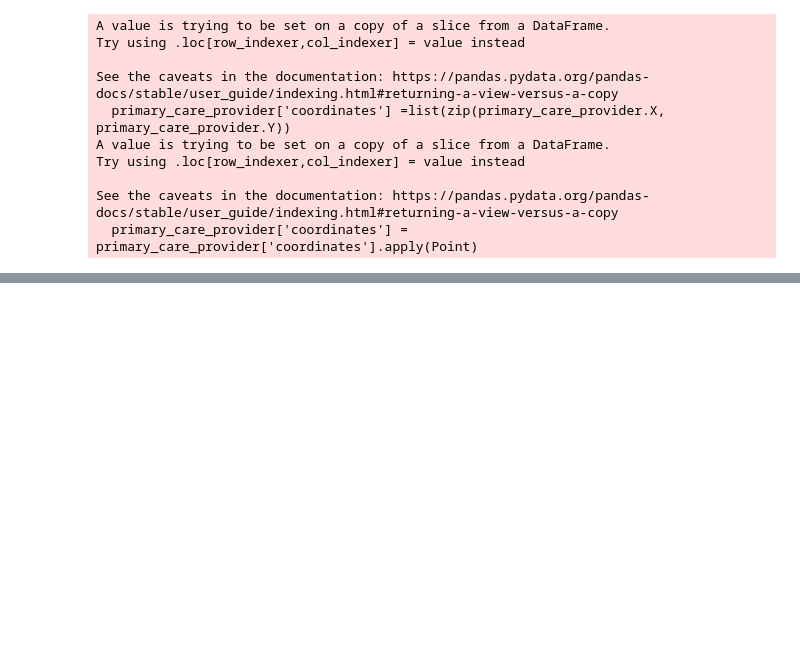
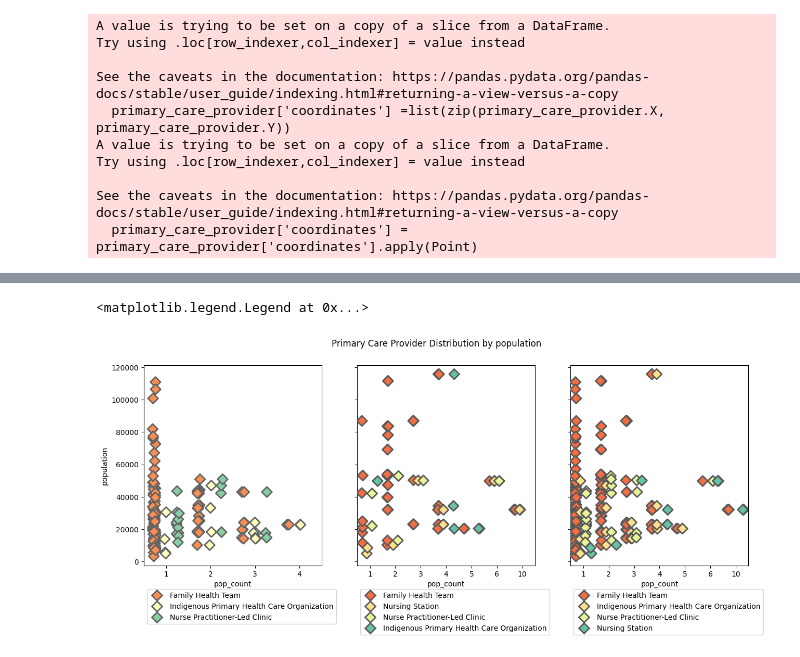
Before and after one commit to crhultay/0048-013-Group2-Assignment, a Jupyter notebook: health_data.ipynb, the cells around one changed output, grey strips where cells are left out. Cells and saved outputs as stored; diff of their text form; code cells hidden in the pictures; blank space fills up the shorter version.

```diff
--- a/health_data.ipynb
+++ b/health_data.ipynb
@@ -159,0 +209,16 @@ world.loc[(world['
+# %%
+urban_df = df.loc[(df['population_density_per_are']) == 'urban']
+rural_df = df.loc[(df['population_density_per_are']) == 'rural']
+
+fig, axes =plt.subplots(1,3, figsize =(15, 5), sharey = True)
+fig.suptitle('Primary Care Provider Distribution by population')
+
+sns.stripplot(data=urban_df, x="pop_count", y="population", hue="SERVICE_TYPE", ax= axes[0], dodge = True, s=10, marker="D", linewidth=2, alpha=1, palette = 'Spectral')
+sns.stripplot(data=rural_df,  x="pop_count", y="population", hue="SERVICE_TYPE", ax = axes[1], dodge = True, s=10, marker="D", linewidth=2, alpha=1, palette = 'Spectral')
+sns.stripplot(data=df, x="pop_count", y="population", hue="SERVICE_TYPE", ax = axes[2], dodge = True, s=10, marker="D", linewidth=2, alpha=1, palette = 'Spectral')
+axes[0].legend(loc='upper center', bbox_to_anchor=(0.55, -0.1))
+axes[1].legend(loc='upper center', bbox_to_anchor=(0.55, -0.1))
+axes[2].legend(loc='upper center', bbox_to_anchor=(0.55, -0.1))
+# %% [output]
+<matplotlib.legend.Legend at 0x...>
+[figure, added]
```
Also changed, not shown: parts of 16 cells of this notebook.
